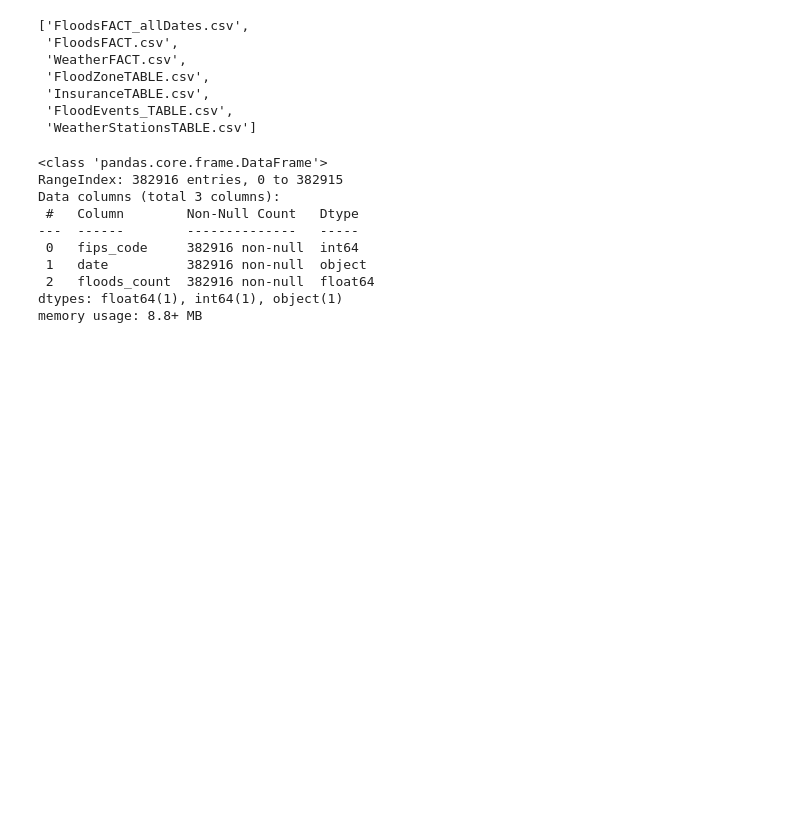
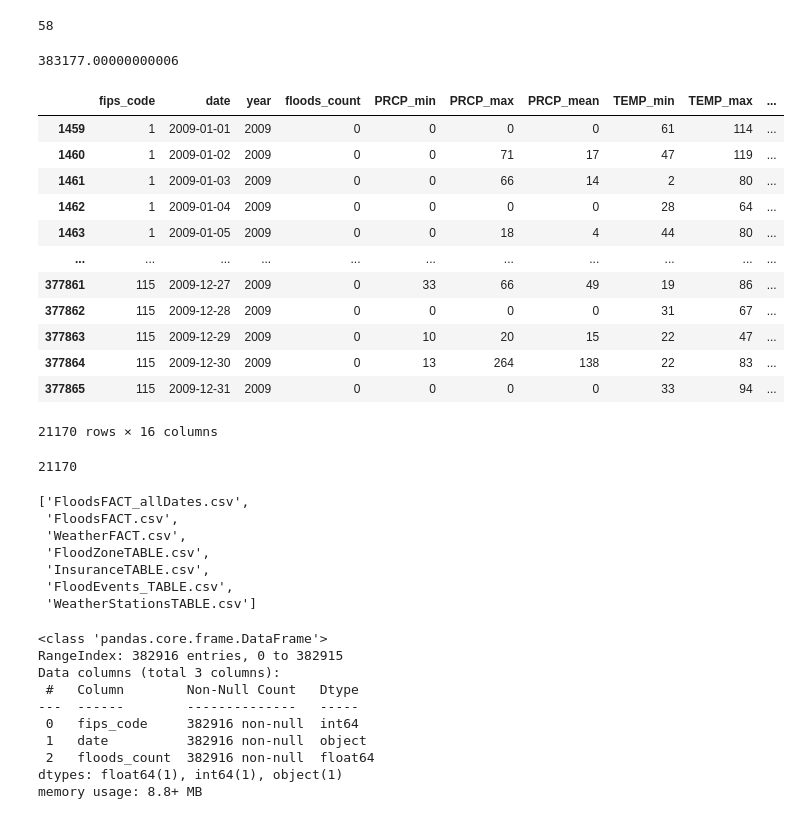
Before and after one commit to skwolvie/BigData-BayWatch-CaliFloodsEdition, a Jupyter notebook: DataModelingRedshift.ipynb, the cells around one changed output. Drawn from its saved outputs; the diff is of its cells as text; code cells hidden in the pictures; blank space fills up the shorter version.

```diff
--- a/DataModelingRedshift.ipynb
+++ b/DataModelingRedshift.ipynb
@@ -11,0 +26,3 @@ os.listdir()
+# %%
+df= pd.read_csv('FACT.csv')
+df
@@ -11,0 +43,2 @@ os.listdir()
+# %%
+df.drop_duplicates(inplace=True)
@@ -12,3 +61,31 @@ os.listdir()
+# %%
+len(df['fips_code'].unique())
+# %% [output]
+58
+# %%
+58*18.1*365
+# %% [output]
+383177.00000000006
+# %%
+df[df['year']==2009]
+# %% [output]
+|  | fips_code | date | year | floods_count | PRCP_min | PRCP_max | PRCP_mean | TEMP_min | TEMP_max | ... |
+| 1459 | 1 | 2009-01-01 | 2009 | 0 | 0 | 0 | 0 | 61 | 114 | ... |
+| 1460 | 1 | 2009-01-02 | 2009 | 0 | 0 | 71 | 17 | 47 | 119 | ... |
+| 1461 | 1 | 2009-01-03 | 2009 | 0 | 0 | 66 | 14 | 2 | 80 | ... |
+| 1462 | 1 | 2009-01-04 | 2009 | 0 | 0 | 0 | 0 | 28 | 64 | ... |
+| 1463 | 1 | 2009-01-05 | 2009 | 0 | 0 | 18 | 4 | 44 | 80 | ... |
+| ... | ... | ... | ... | ... | ... | ... | ... | ... | ... | ... |
+| 377861 | 115 | 2009-12-27 | 2009 | 0 | 33 | 66 | 49 | 19 | 86 | ... |
+| 377862 | 115 | 2009-12-28 | 2009 | 0 | 0 | 0 | 0 | 31 | 67 | ... |
+| 377863 | 115 | 2009-12-29 | 2009 | 0 | 10 | 20 | 15 | 22 | 47 | ... |
+| 377864 | 115 | 2009-12-30 | 2009 | 0 | 13 | 264 | 138 | 22 | 83 | ... |
+| 377865 | 115 | 2009-12-31 | 2009 | 0 | 0 | 0 | 0 | 33 | 94 | ... |
+21170 rows × 16 columns
+# %%
+365*58
+# %% [output]
+21170
 # %%
 # df_flood= pd.read_csv('caFloodEventsDayLevel.csv')
 df_insurance= pd.read_csv('caFimaNfipInsuranceRecordLevel2009to2022.csv')
```
Also changed, not shown: parts of 17 cells of this notebook, 1 other file.
